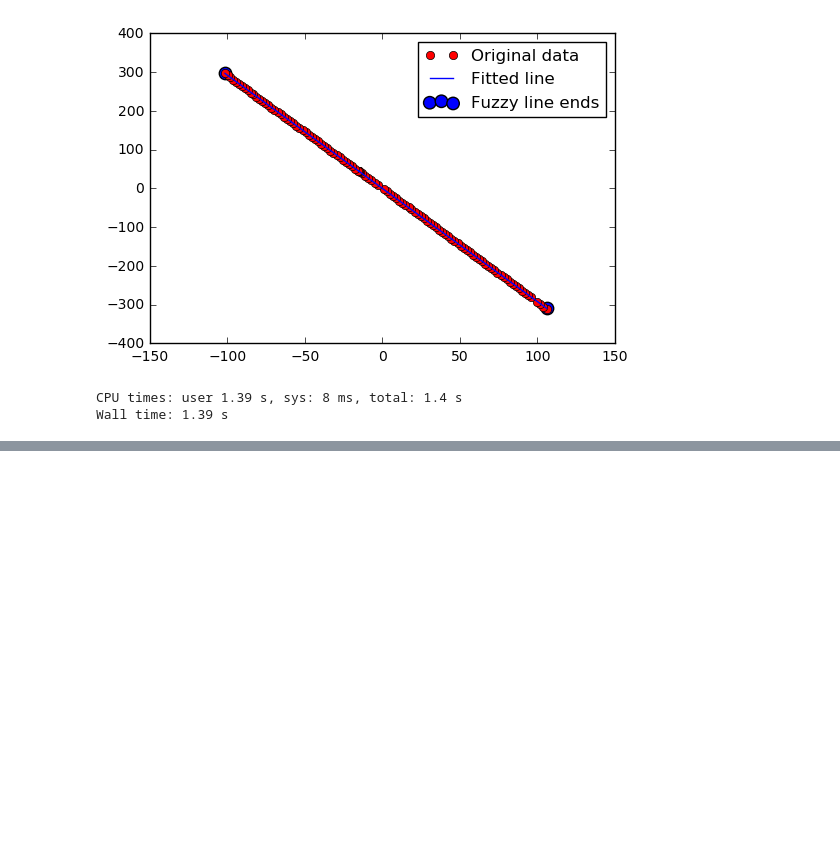
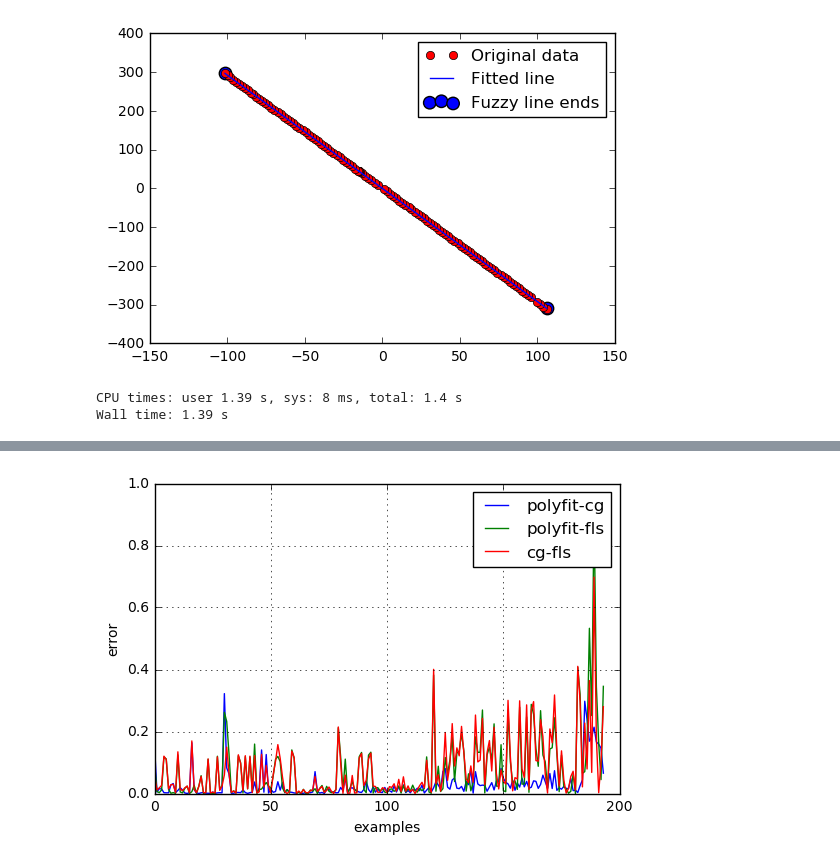
Before and after one commit to ftn-ai-lab/ori-2017-e2, a Jupyter notebook: teorija/03-neuronske/Analiza podataka - GPS.ipynb, the cells around one changed output, grey strips where cells are left out. Saved outputs shown, nothing was run; the diff lists cells and outputs as text; code cells hidden in the pictures; blank space fills up the shorter version.

```diff
--- a/teorija/03-neuronske/Analiza podataka - GPS.ipynb
+++ b/teorija/03-neuronske/Analiza podataka - GPS.ipynb
@@ -253,6 +248,7 @@ sess.close()
 ### 2) Polyfit
 # %%
 def process_line(rb, points):
+    start = time.time()
     points = np.array(points)
     lon, lat = klon*points[:,9], klat*points[:,10]
     train_X = lon
@@ -262,6 +258,10 @@ def process_line(rb, points):
     n_samples = train_X.shape[0]
 
     w, b = np.polyfit(train_X, train_Y, 1)
+    end = time.time()
+
+    return w,b,end-start
+
     #print(rb, n_samples, w, b)
 
     # Graphic display
@@ -375,0 +387,26 @@ Wall time: 1.39 s
+# %%
+%%time
+
+line = []
+rb = -1
+i = 0
+rez = []
+for el in data:
+    if(rb>200):
+        break
+    if el[12]==1: # preskociti tacke koje ne pripadaju linijama
+        continue
+    else:
+        if el[11] == rb:
+            line.append(el)
+        else:
+            if(len(line)>10):
+                (w1,b1,t1)=process_line(rb, line)
+                (w2,b2,t2)=process_line_tf(rb, line)
+                (w3,b3,t3)=process_line_i(rb, line)
+                rez.append(np.array([i, len(line), w1, b1, t1, w2, b2, t2, w3, b3, t3]))
+                i += 1
+                print i, abs(w1-w2), abs(w1-w3), len(line)
+            rb = el[11]
+            line = []
+rez = np.array(rez)
@@ -375,0 +431,13 @@ Wall time: 1.39 s
+# %%
+plt.plot(rez[:,0], np.abs(rez[:,2]-rez[:,5]), label='polyfit-cg')
+plt.plot(rez[:,0], np.abs(rez[:,2]-rez[:,8]), label='polyfit-fls')
+plt.plot(rez[:,0], np.abs(rez[:,5]-rez[:,8]), label='cg-fls')
+
+plt.xlabel('examples')
+plt.ylabel('error')
+
+plt.legend()
+plt.grid()
+plt.show()
+# %% [output]
+[figure, added]
```
Also changed, not shown: parts of 16 cells of this notebook.
